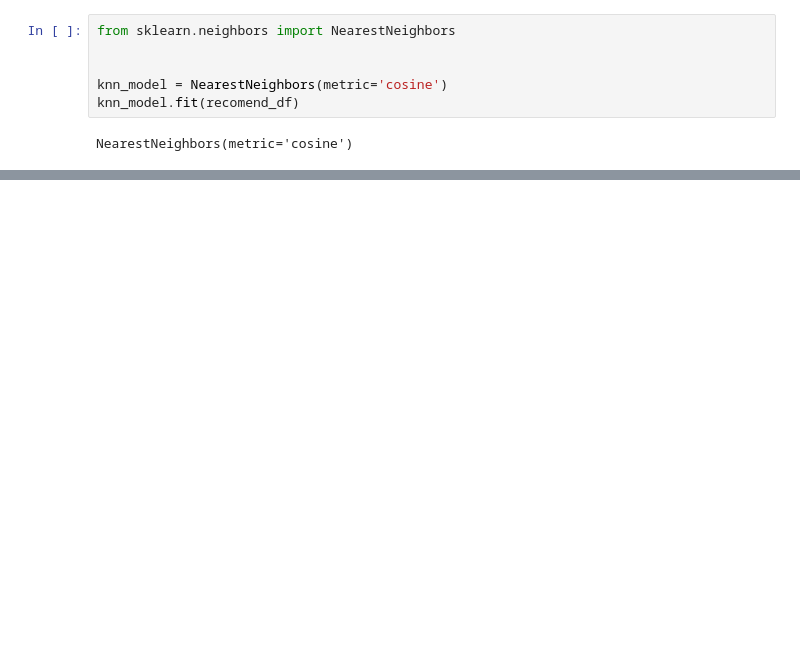
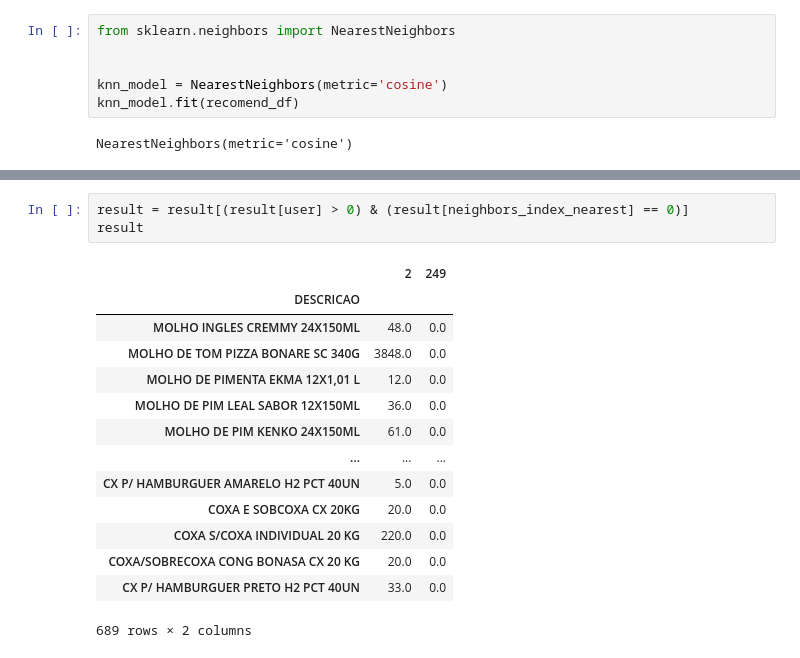
Before and after one commit to saulotp/recomendation-system, a Jupyter notebook: new.ipynb, the cells around one changed output, grey strips where cells are left out. Cells and saved outputs as stored; diff of their text form; blank space fills up the shorter version.

```diff
--- a/new.ipynb
+++ b/new.ipynb
@@ -136,0 +152,18 @@ Neighbor: 202 with distance: 0.544089994001492
+# %%
+result = result[(result[user] > 0) & (result[neighbors_index_nearest] == 0)]
+result
+# %% [output]
+|  | 2 | 249 |
+| DESCRICAO |  |  |
+| MOLHO INGLES CREMMY 24X150ML | 48.0 | 0.0 |
+| MOLHO DE TOM PIZZA BONARE SC 340G | 3848.0 | 0.0 |
+| MOLHO DE PIMENTA EKMA 12X1,01 L | 12.0 | 0.0 |
+| MOLHO DE PIM LEAL SABOR 12X150ML | 36.0 | 0.0 |
+| MOLHO DE PIM KENKO 24X150ML | 61.0 | 0.0 |
+| ... | ... | ... |
+| CX P/ HAMBURGUER AMARELO H2 PCT 40UN | 5.0 | 0.0 |
+| COXA E SOBCOXA CX 20KG | 20.0 | 0.0 |
+| COXA S/COXA INDIVIDUAL 20 KG | 220.0 | 0.0 |
+| COXA/SOBRECOXA CONG BONASA CX 20 KG | 20.0 | 0.0 |
+| CX P/ HAMBURGUER PRETO H2 PCT 40UN | 33.0 | 0.0 |
+689 rows × 2 columns
```
Also changed, not shown: parts of 15 cells of this notebook.
